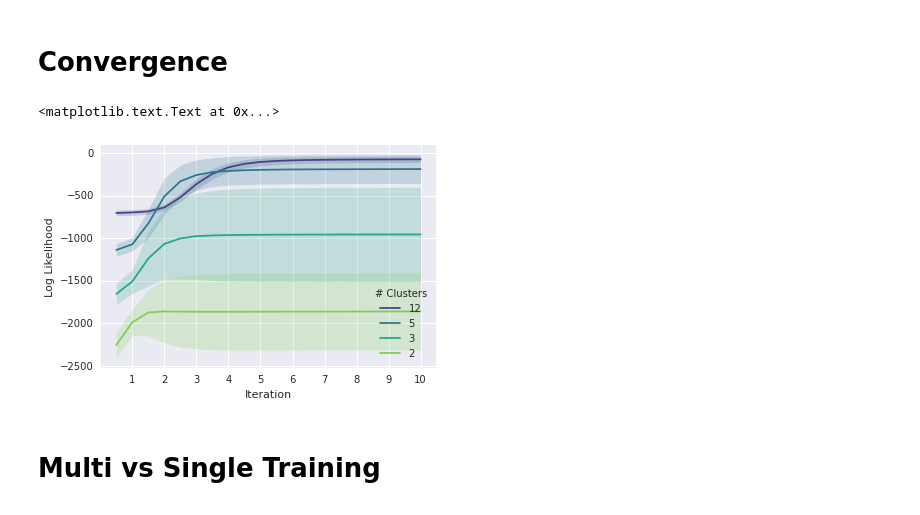
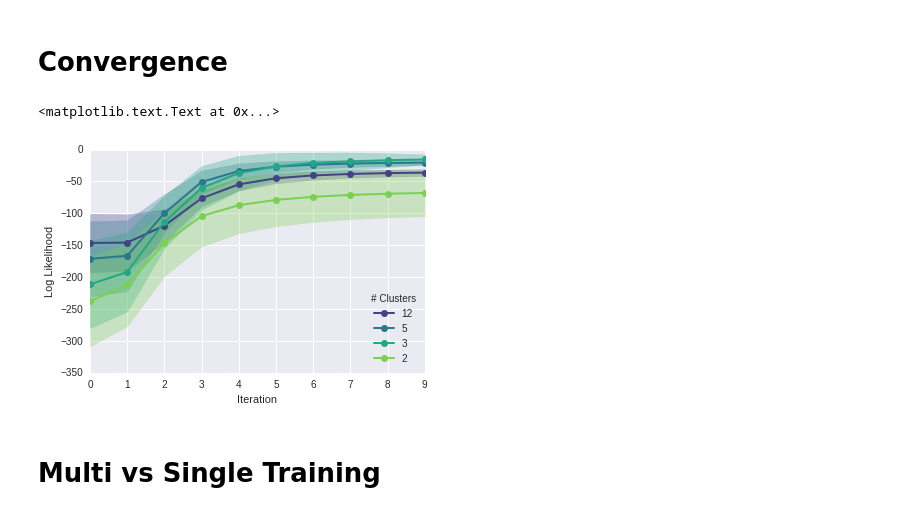
Before and after one commit to Qwlouse/Binding, a Jupyter notebook: Plots.ipynb, the cells around one changed output. Cells and saved outputs as stored; diff of their text form; code cells hidden in the pictures.

Commit message:
reran everything to make sure its reproducible and added a few plots

```diff
--- a/Plots.ipynb
+++ b/Plots.ipynb
@@ -409,30 +408,31 @@ fig.savefig('figures/results.pdf', bbox_inches='tight', pad_inches=0)
 # %% [markdown]
 # Convergence
 # %%
-ds = 'bars'
+ds = 'shapes'
 Ks = [12, 5, 3, 2]
-iters = 20
+iters = 10
 palette = sns.color_palette("viridis", len(Ks))
 
 fig, ax = plt.subplots(figsize=(6, 4))
 iter_llhs = pd.DataFrame()
 for i, k in enumerate(Ks):
     results_filename = "Results/{}_{}_{}.pickle".format(ds, iters, k)
     if not os.path.exists(results_filename):
         print('missing:', results_filename)
         continue
 
     with open(results_filename, 'rb') as f:
         likelihoods = pickle.load(f)[1]
         llhs = likelihoods[:, 1::2]
         m = llhs.mean(0)
         s = llhs.std(0)
-        ax.plot(np.arange(0.5, (len(m)+1)/2, 0.5), m, color=palette[i], label='{}'.format(k))
-        ax.fill_between(np.arange(0.5, (len(m)+1)/2, 0.5), m+s, m-s, alpha=0.2, color=palette[i])
+        ax.fill_between(np.arange(0, len(m)), m+s, m-s, alpha=0.3, color=palette[i])
+        ax.plot(np.arange(0, len(m)), m, '-o', color=palette[i], label='{}'.format(k), lw=2)
+
 ax.legend(loc='lower right', title='# Clusters')
 ax.set_xlabel('Iteration')
 ax.set_ylabel('Log Likelihood')
 # %% [output]
 <matplotlib.text.Text at 0x...>
-[figure, old version]
+[figure, new version]
 # %%
```
Also changed, not shown: parts of 21 cells of this notebook, 28 other files.
